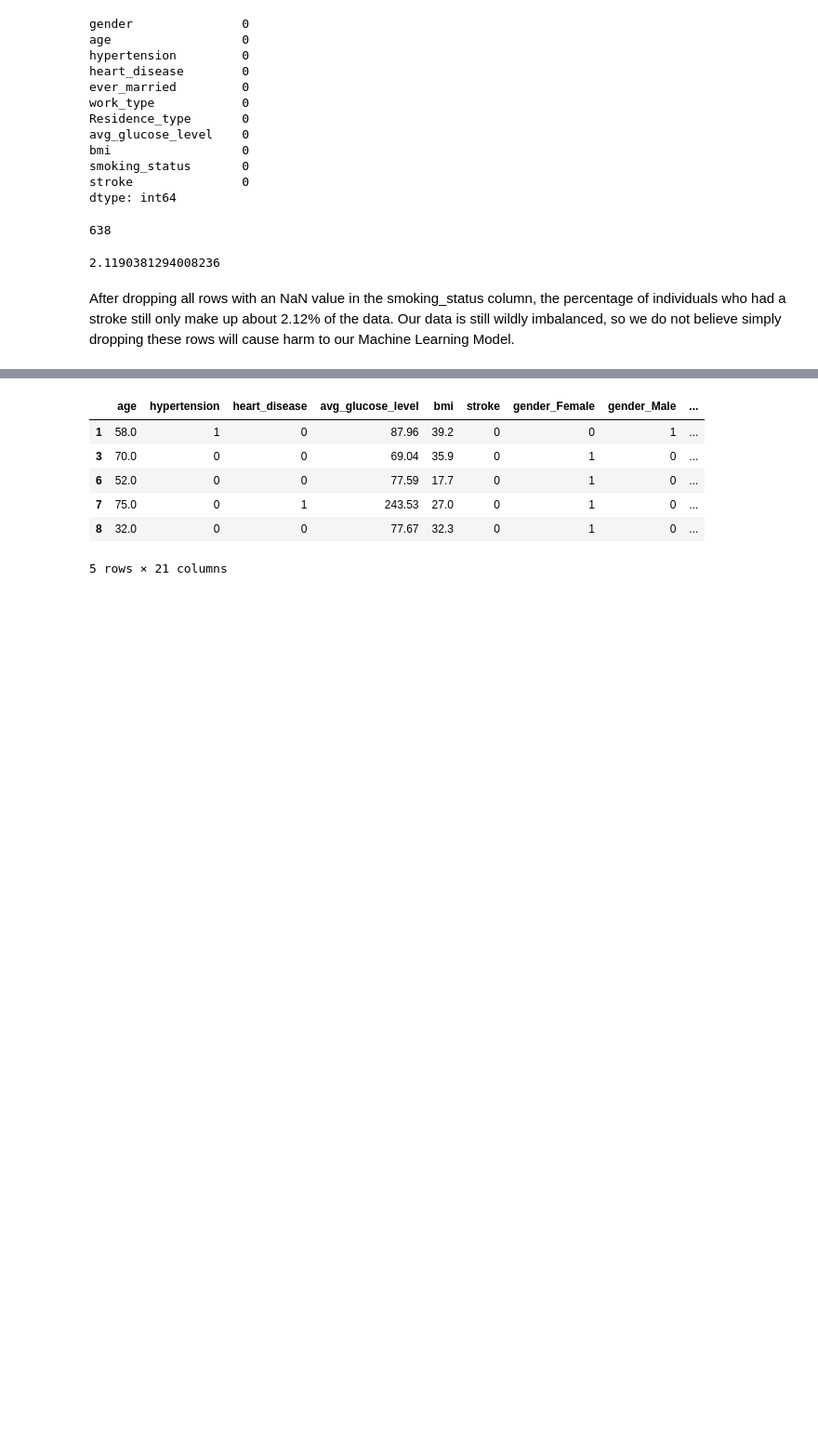
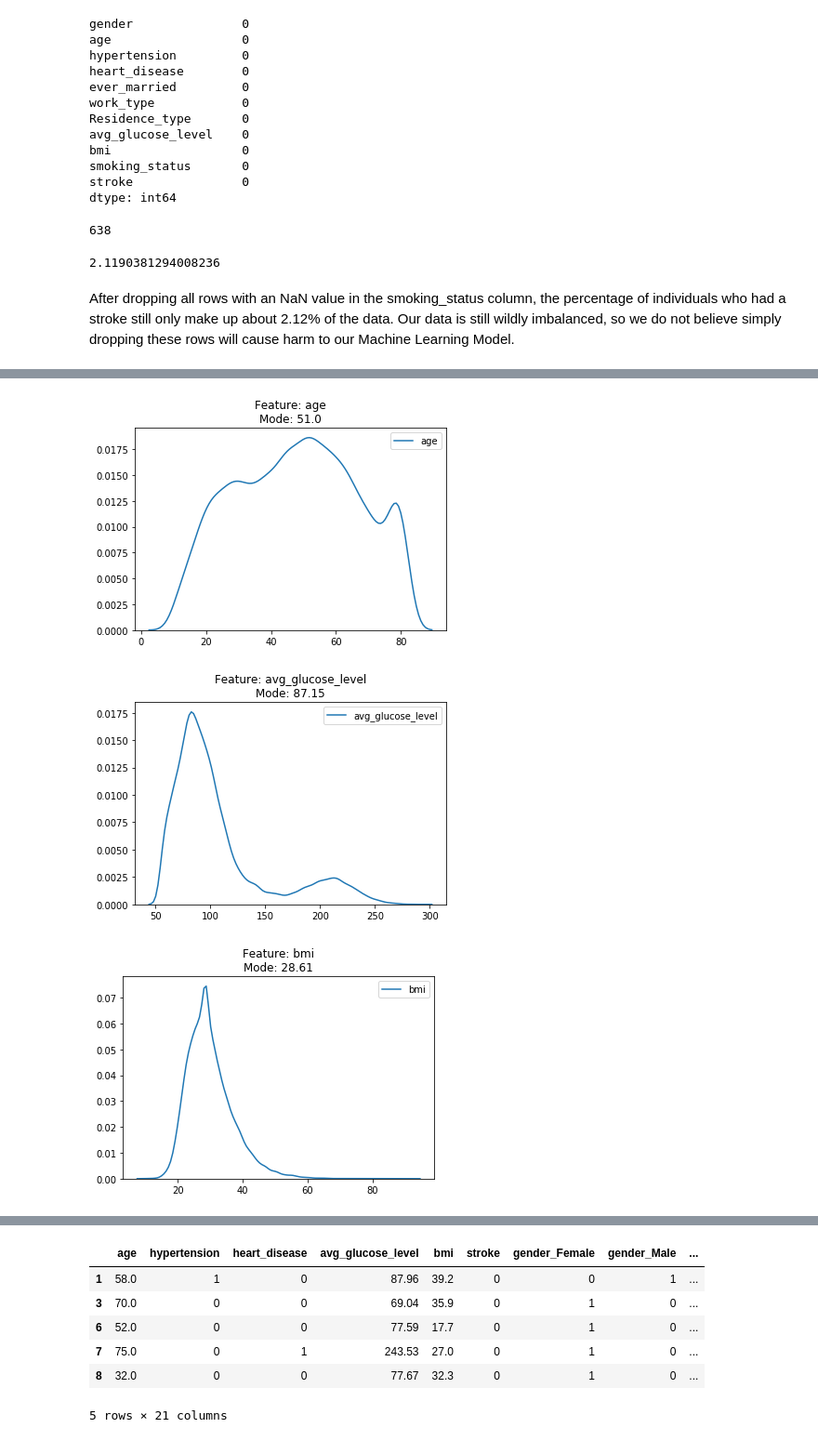
Before and after one commit to TylerTompa/UNCC_Project_3, a Jupyter notebook: healthcare-data/Jupyter/Training_Data.ipynb, the cells around one changed output, grey strips where cells are left out. Shown at 93% size. Cells and saved outputs as stored; diff of their text form; code cells hidden in the pictures; blank space fills up the shorter version.

```diff
--- a/healthcare-data/Jupyter/Training_Data.ipynb
+++ b/healthcare-data/Jupyter/Training_Data.ipynb
@@ -142,0 +152,24 @@ After dropping all rows with an NaN value in the smoking_status column, the perc
+# %%
+# Create list of possible categorical features
+possible_categorical_features = ["gender",
+                                 "hypertension",
+                                 "heart_disease",
+                                 "ever_married",
+                                 "work_type",
+                                 "Residence_type",
+                                 "smoking_status"]
+
+# Create list of possible numerical features
+possible_categorical_features = ["age",
+                                 "avg_glucose_level",
+                                 "bmi"]
+# %%
+# Get kdeplot for each possible categorical feature
+for possible_feature in possible_categorical_features:
+    sns.kdeplot(stroke_data[possible_feature])
+    plt.title(f"Feature: {possible_feature}\nMode: {round(stroke_data.mode()[possible_feature][0], 2)}")
+    plt.show()
+# %% [output]
+[figure, added]
+[figure, added]
+[figure, added]
```
Also changed, not shown: parts of 6 cells of this notebook.
